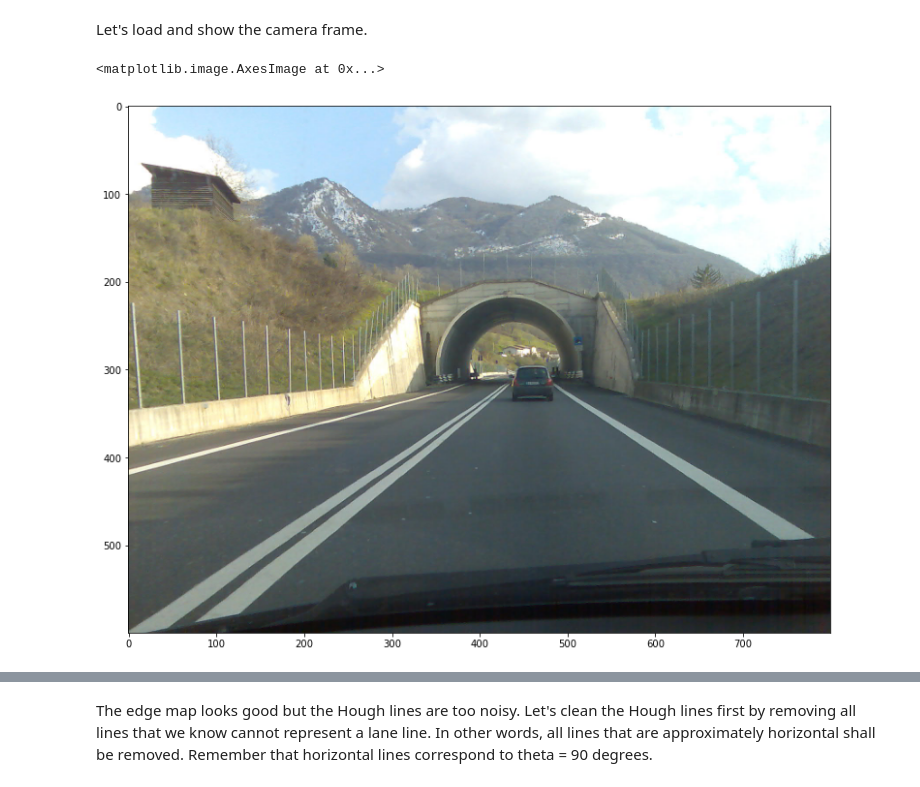
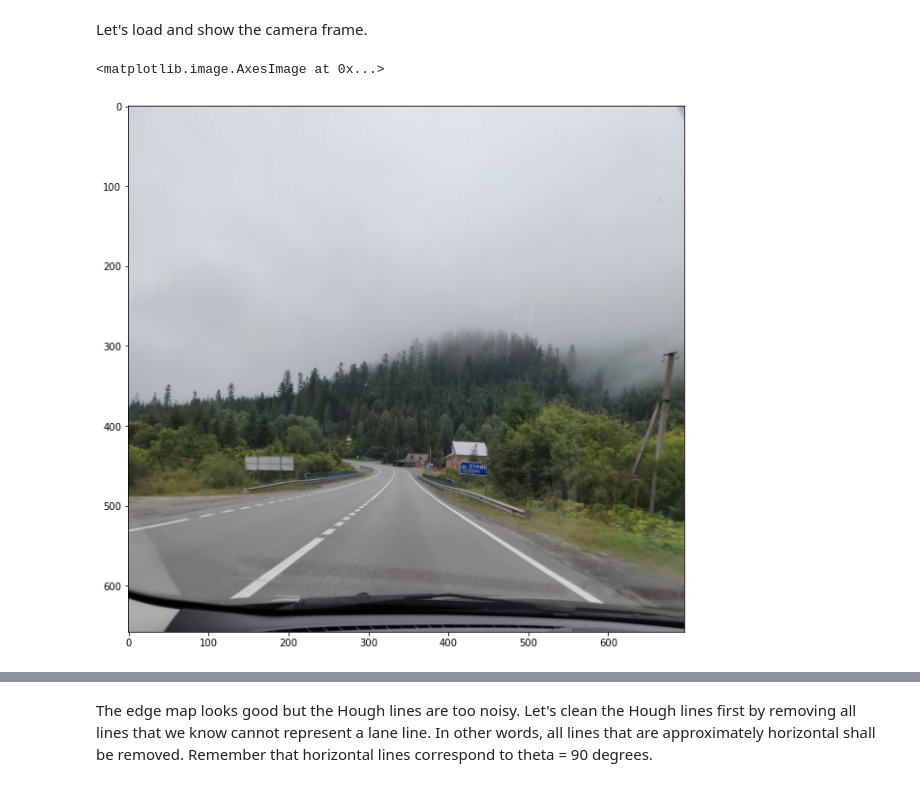
Before and after one commit to odromaniuk/course-computer-vision, a Jupyter notebook: lesson_4/homework/Homework.ipynb, the cells around one changed output, grey strips where cells are left out. Drawn from its saved outputs; the diff is of its cells as text; code cells hidden in the pictures.

```diff
--- a/lesson_4/homework/Homework.ipynb
+++ b/lesson_4/homework/Homework.ipynb
@@ -14,13 +14,13 @@ plt.rcParams['figure.figsize'] = [15, 10]
 # %% [markdown]
 Let's load and show the camera frame.
 # %%
-img = cv2.imread('../data/dashcam.jpg')
+img = cv2.imread('../data/road_carpathian.jpeg')
 img = cv2.cvtColor(img, cv2.COLOR_BGR2RGB)
 img = cv2.resize(img, None, fx=0.5, fy=0.5)
 plt.imshow(img)
 # %% [output]
 <matplotlib.image.AxesImage at 0x...>
-[figure, old version]
+[figure, new version]
 # %%
 # Convert image to gray scale
 gray = cv2.cvtColor(img, cv2.COLOR_RGB2GRAY)
```
Also changed, not shown: parts of 8 cells of this notebook, 1 other file.
